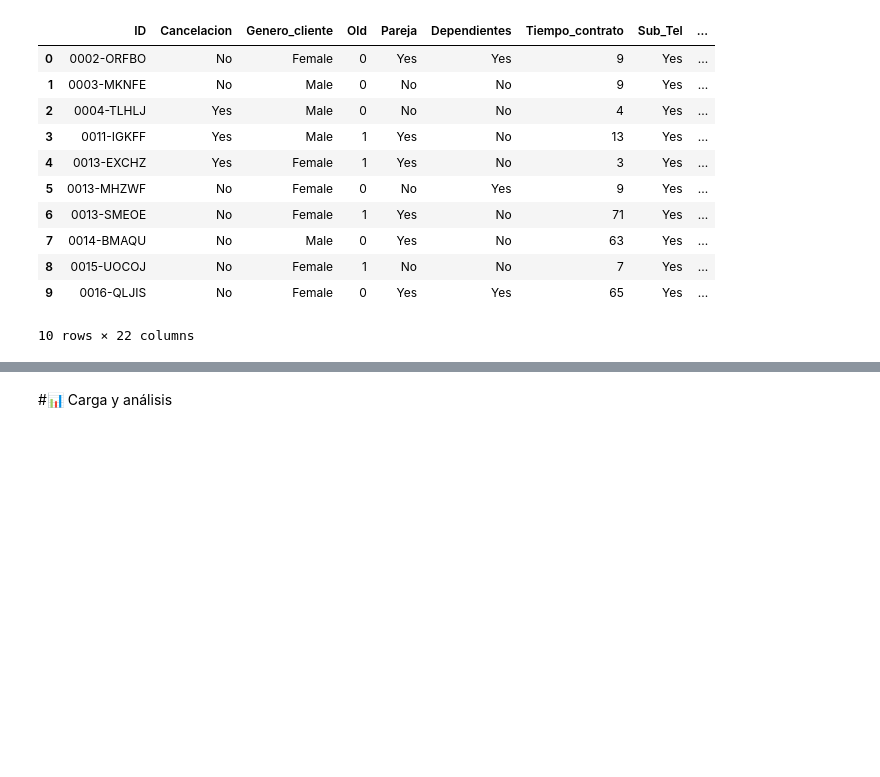
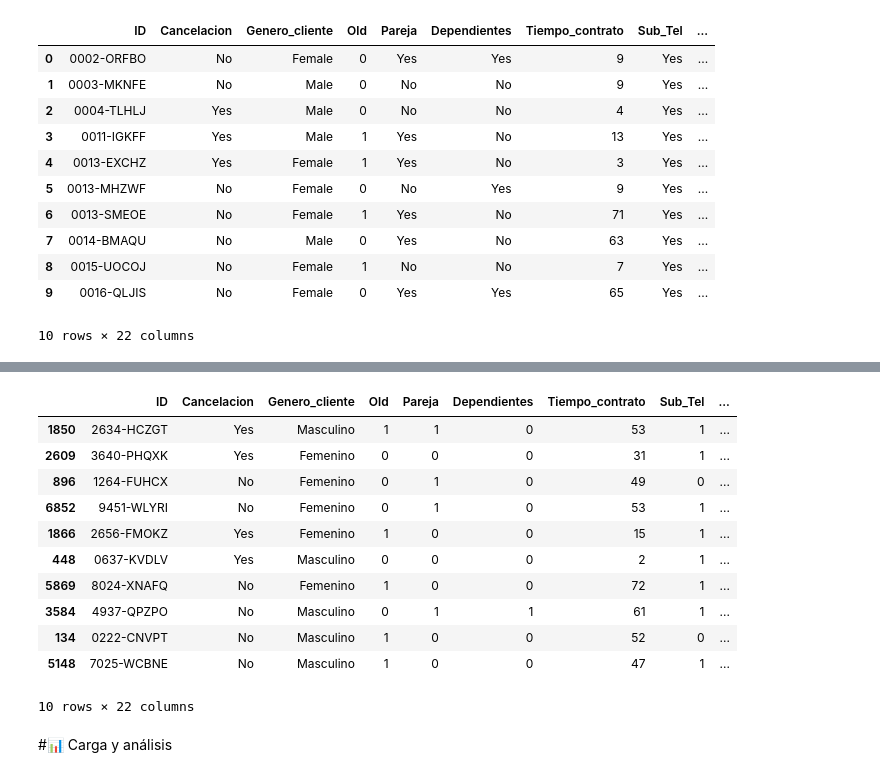
Before and after one commit to BARS182002/TelecomX_ChallengeAlura, a Jupyter notebook: TelecomX_BARS.ipynb, the cells around one changed output, grey strips where cells are left out. Cells and saved outputs as stored; diff of their text form; code cells hidden in the pictures; blank space fills up the shorter version.

```diff
--- a/TelecomX_BARS.ipynb
+++ b/TelecomX_BARS.ipynb
@@ -281,3 +299,25 @@ datos.sample(5)
 5 rows × 22 columns
+# %%
+#Ahora transformemos todo lo demás para facilitar nuestra lectura:
+datos['Genero_cliente']=datos['Genero_cliente'].replace({'Female': 'Femenino', 'Male': 'Masculino'})
+datos['Cont_type']=datos['Cont_type'].replace({'Month-to-month': 'Mensual', 'One year': 'Anual', 'Two year': 'Bienal'})
+datos['Pay_meth']=datos['Pay_meth'].replace({'Electronic check': 'Cheque Electronico', 'Mailed check': 'Cheque Por Correo',
+                                             'Bank transfer (automatic)': 'Domiciliado Transferencia',
+                                             'Credit card (automatic)': 'Domiciliado TDC'})
+datos['Sub_Wifi']=datos['Sub_Wifi'].replace({"Fiber optic": 'Fibra Óptica', "No": 'Sin internet', "DSL": 'Telefónico'})
+datos.sample(10)
+# %% [output]
+|  | ID | Cancelacion | Genero_cliente | Old | Pareja | Dependientes | Tiempo_contrato | Sub_Tel | ... |
+| 1850 | 2634-HCZGT | Yes | Masculino | 1 | 1 | 0 | 53 | 1 | ... |
+| 2609 | 3640-PHQXK | Yes | Femenino | 0 | 0 | 0 | 31 | 1 | ... |
+| 896 | 1264-FUHCX | No | Femenino | 0 | 1 | 0 | 49 | 0 | ... |
+| 6852 | 9451-WLYRI | No | Femenino | 0 | 1 | 0 | 53 | 1 | ... |
+| 1866 | 2656-FMOKZ | Yes | Femenino | 1 | 0 | 0 | 15 | 1 | ... |
+| 448 | 0637-KVDLV | Yes | Masculino | 0 | 0 | 0 | 2 | 1 | ... |
+| 5869 | 8024-XNAFQ | No | Femenino | 1 | 0 | 0 | 72 | 1 | ... |
+| 3584 | 4937-QPZPO | No | Masculino | 0 | 1 | 1 | 61 | 1 | ... |
+| 134 | 0222-CNVPT | No | Masculino | 1 | 0 | 0 | 52 | 0 | ... |
+| 5148 | 7025-WCBNE | No | Masculino | 1 | 0 | 0 | 47 | 1 | ... |
+10 rows × 22 columns
 # %% [markdown]
 #📊 Carga y análisis
```
Also changed, not shown: parts of 12 cells of this notebook.
